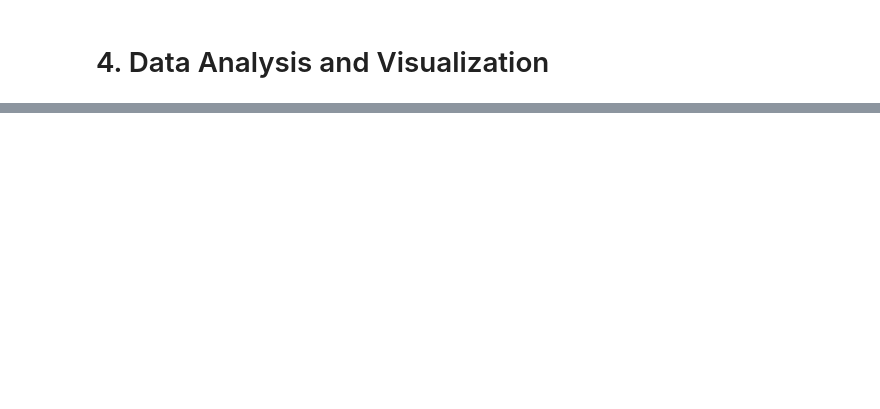
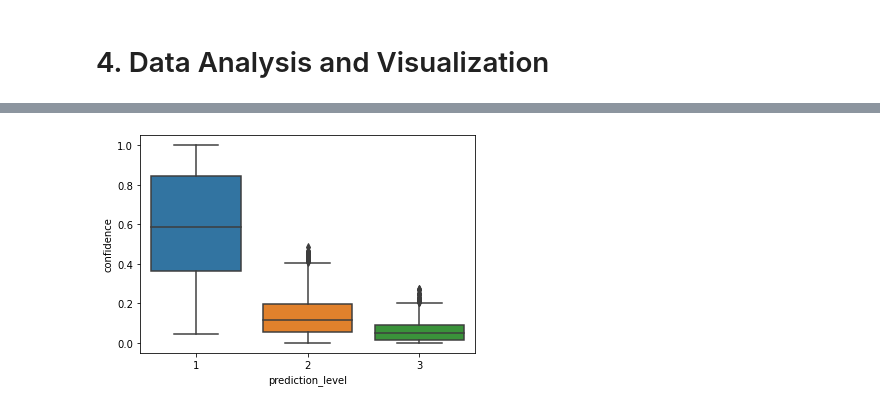
Before and after one commit to omarbassam88/we-rate-dogs, a Jupyter notebook: wrangle_act.ipynb, the cells around one changed output, grey strips where cells are left out. Cells and saved outputs as stored; diff of their text form; code cells hidden in the pictures; blank space fills up the shorter version.

```diff
--- a/wrangle_act.ipynb
+++ b/wrangle_act.ipynb
@@ -860,0 +846,4 @@ df_merged.to_csv('twitter_archive_master.csv')
+# %%
+sns.boxplot(x='prediction_level',y='confidence',data=df_img,);
+# %% [output]
+[figure, added]
```
Also changed, not shown: parts of 41 cells of this notebook, 3 other files.
